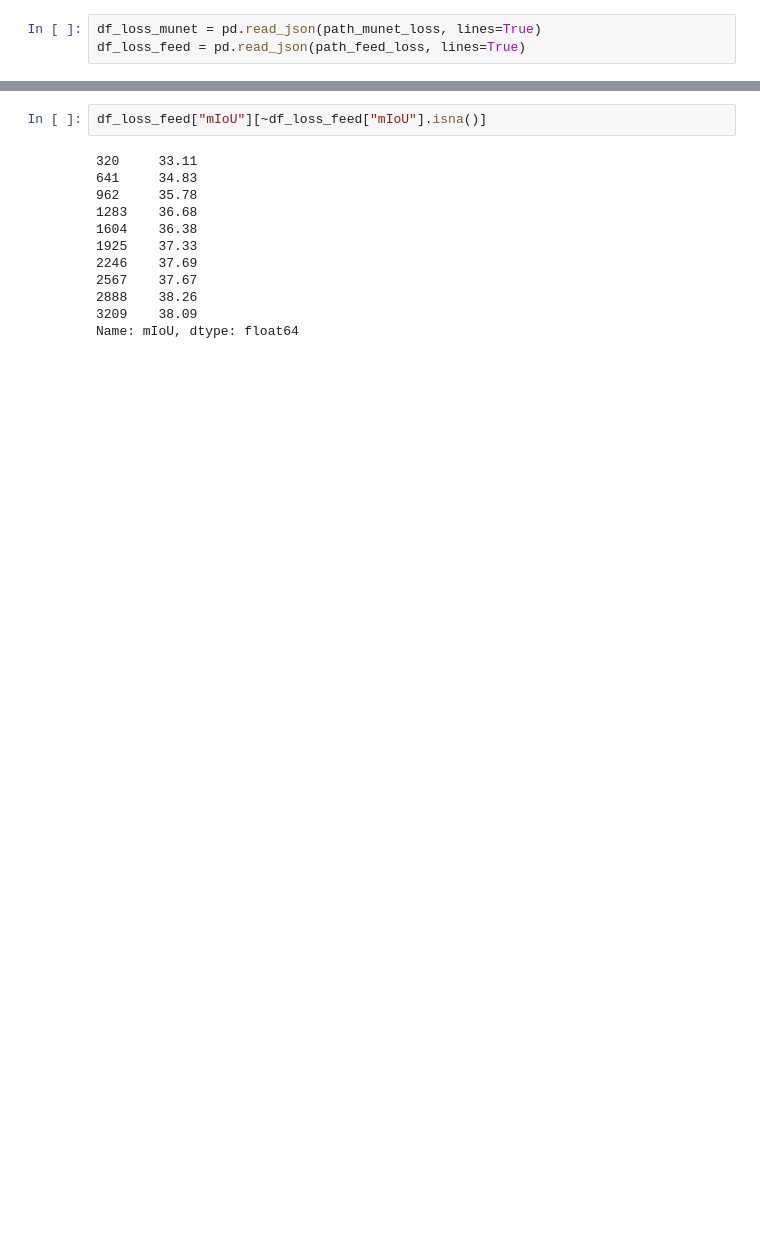
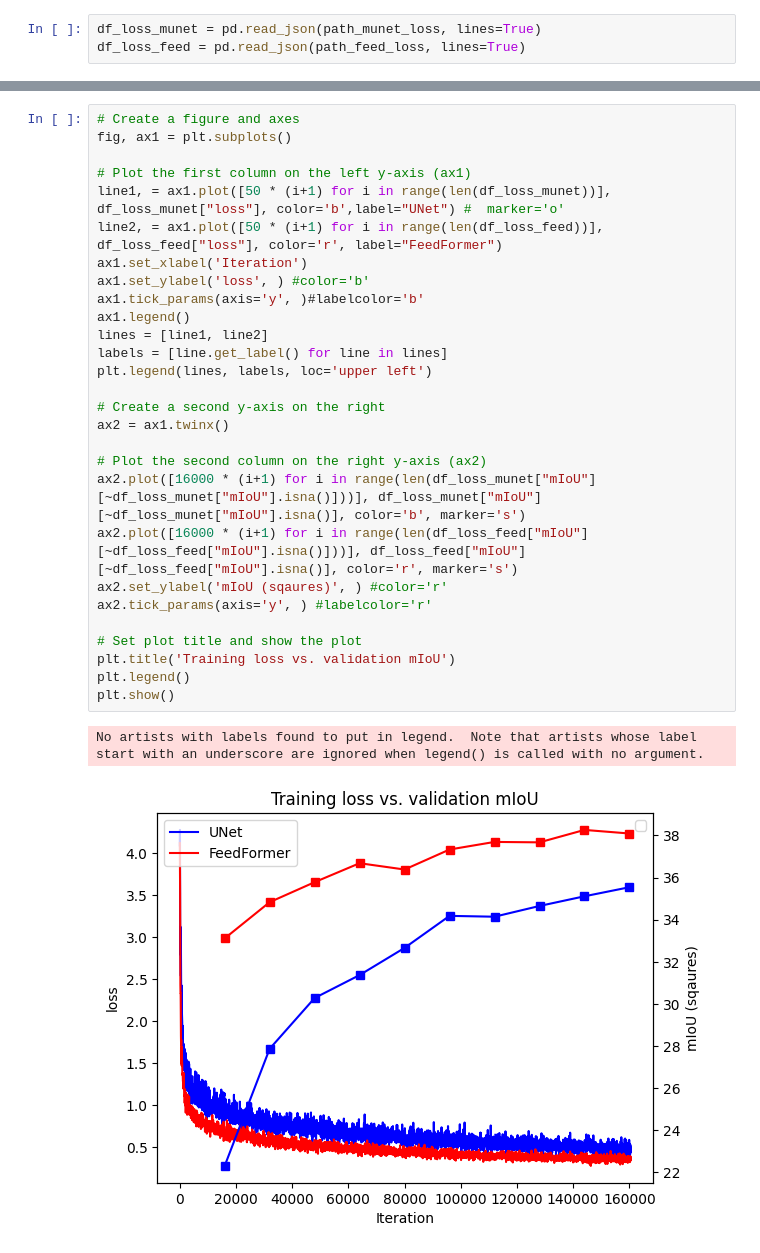
Before and after one commit to julian-klitzing/u-mixformer, a Jupyter notebook: params_analysis.ipynb, the cells around one changed output, grey strips where cells are left out. Drawn from its saved outputs; the diff is of its cells as text; blank space fills up the shorter version.

```diff
--- a/params_analysis.ipynb
+++ b/params_analysis.ipynb
@@ -331,14 +329,31 @@ Name: mIoU, dtype: float64
-# %%
-df_loss_feed["mIoU"][~df_loss_feed["mIoU"].isna()]
-# %% [output]
-320     33.11
-641     34.83
-962     35.78
-1283    36.68
-1604    36.38
-1925    37.33
-2246    37.69
-2567    37.67
-2888    38.26
-3209    38.09
-Name: mIoU, dtype: float64
+# %%
+# Create a figure and axes
+fig, ax1 = plt.subplots()
+
+# Plot the first column on the left y-axis (ax1)
+line1, = ax1.plot([50 * (i+1) for i in range(len(df_loss_munet))], df_loss_munet["loss"], color='b',label="UNet") #  marker='o'
+line2, = ax1.plot([50 * (i+1) for i in range(len(df_loss_feed))], df_loss_feed["loss"], color='r', label="FeedFormer")
+ax1.set_xlabel('Iteration')
+ax1.set_ylabel('loss', ) #color='b'
+ax1.tick_params(axis='y', )#labelcolor='b'
+ax1.legend()
+lines = [line1, line2]
+labels = [line.get_label() for line in lines]
+plt.legend(lines, labels, loc='upper left')
+
+# Create a second y-axis on the right
+ax2 = ax1.twinx()
+
+# Plot the second column on the right y-axis (ax2)
+ax2.plot([16000 * (i+1) for i in range(len(df_loss_munet["mIoU"][~df_loss_munet["mIoU"].isna()]))], df_loss_munet["mIoU"][~df_loss_munet["mIoU"].isna()], color='b', marker='s')
+ax2.plot([16000 * (i+1) for i in range(len(df_loss_feed["mIoU"][~df_loss_feed["mIoU"].isna()]))], df_loss_feed["mIoU"][~df_loss_feed["mIoU"].isna()], color='r', marker='s')
+ax2.set_ylabel('mIoU (sqaures)', ) #color='r'
+ax2.tick_params(axis='y', ) #labelcolor='r'
+
+# Set plot title and show the plot
+plt.title('Training loss vs. validation mIoU')
+plt.legend()
+plt.show()
+# %% [output]
+No artists with labels found to put in legend.  Note that artists whose label start with an underscore are ignored when legend() is called with no argument.
+[figure, added]
```
Also changed, not shown: parts of 5 cells of this notebook.
